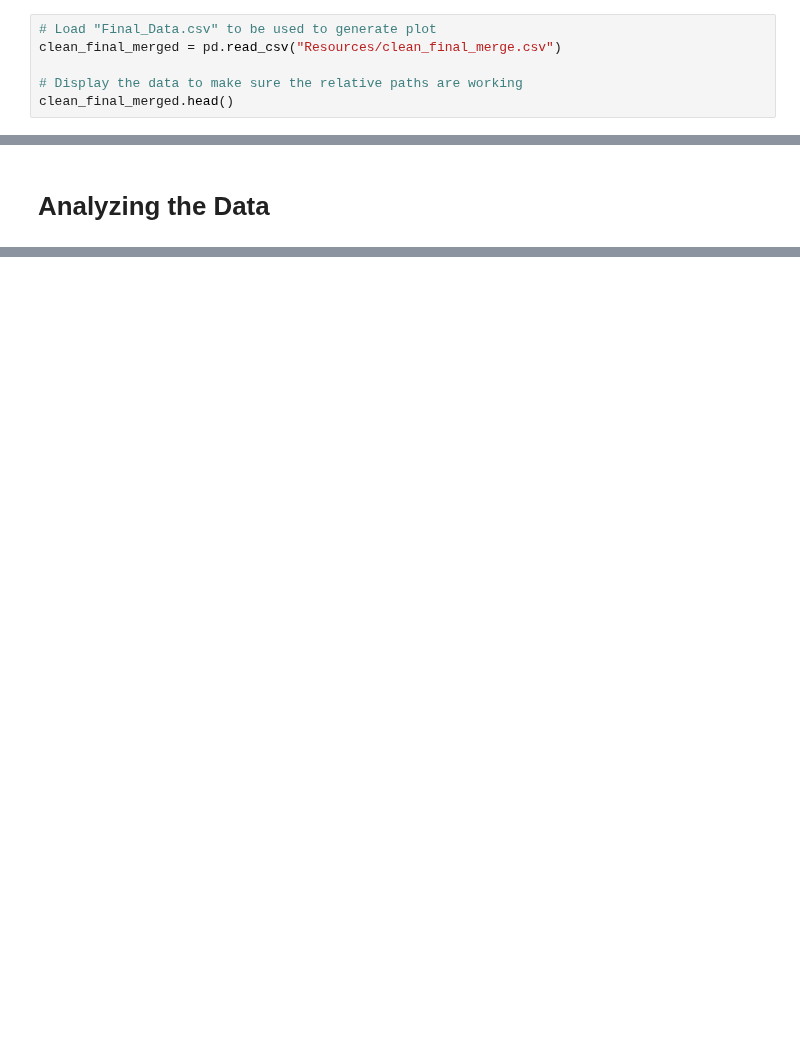
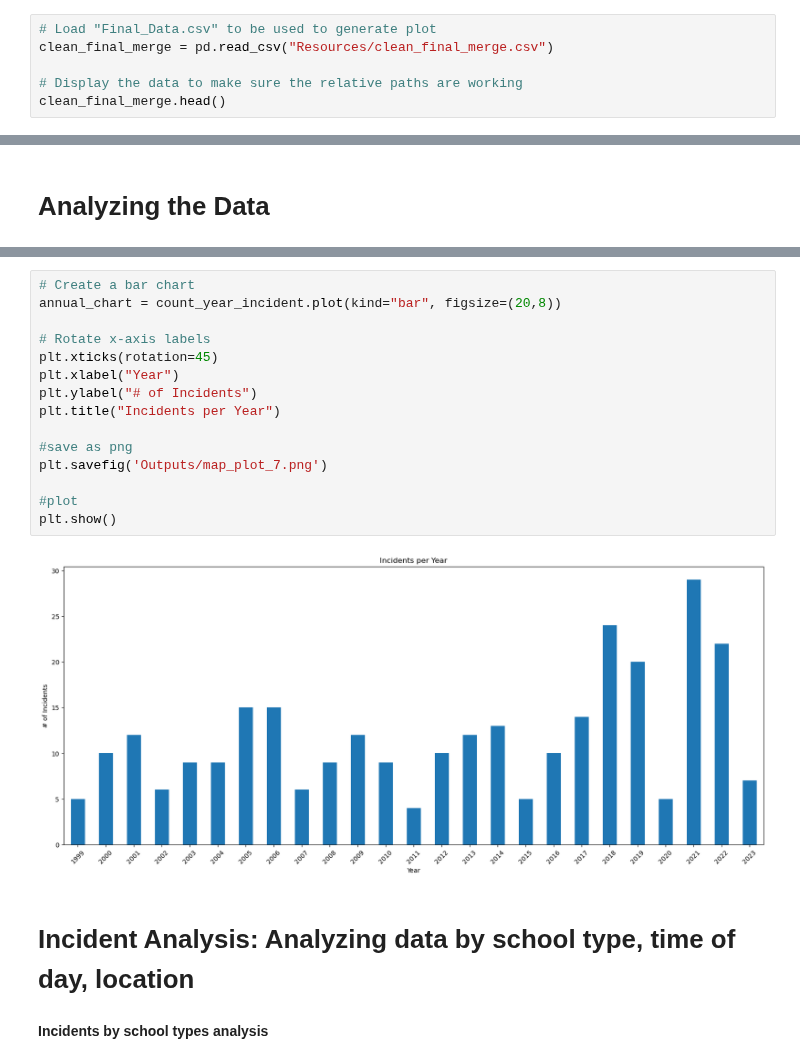
Before and after one commit to LeviEzra1/Project1_team4, a Jupyter notebook: Final_Analysis/Final_Notebook.ipynb, the cells around one changed output, grey strips where cells are left out. Cells and saved outputs as stored; diff of their text form; blank space fills up the shorter version.

Commit message:
Cleanup of main notebook: Adriel adds

```diff
--- a/Final_Analysis/Final_Notebook.ipynb
+++ b/Final_Analysis/Final_Notebook.ipynb
@@ -241,10 +241,10 @@ import hvplot.pandas
 [interactive output not drawn]
 # %%
 # Load "Final_Data.csv" to be used to generate plot
-clean_final_merged = pd.read_csv("Resources/clean_final_merge.csv")
+clean_final_merge = pd.read_csv("Resources/clean_final_merge.csv")
 
 # Display the data to make sure the relative paths are working
-clean_final_merged.head()
+clean_final_merge.head()
 # %% [output]
 |  | School | Race | Killed | Injured | Victims | Longitude | Latitude | Year | City | State | ... | ... |
 | 0 | Columbine High School | W | 13 | 21 | 34 | -105.075000 | 39.603910 | 1999 | Littleton | Colorado | ... | ... |
@@ -293,0 +310,21 @@ NameError: name 'clean_final_merge' is not defined
+# %%
+# Create a bar chart
+annual_chart = count_year_incident.plot(kind="bar", figsize=(20,8))
+
+# Rotate x-axis labels
+plt.xticks(rotation=45)
+plt.xlabel("Year")
+plt.ylabel("# of Incidents")
+plt.title("Incidents per Year")
+
+#save as png
+plt.savefig('Outputs/map_plot_7.png')
+
+#plot
+plt.show()
+# %% [output]
+[figure, added]
+# %% [markdown]
+# Incident Analysis: Analyzing data by school type, time of day, location
+# %% [markdown]
+__Incidents by school types analysis__
```
Also changed, not shown: parts of 35 cells of this notebook, 10 other files.
